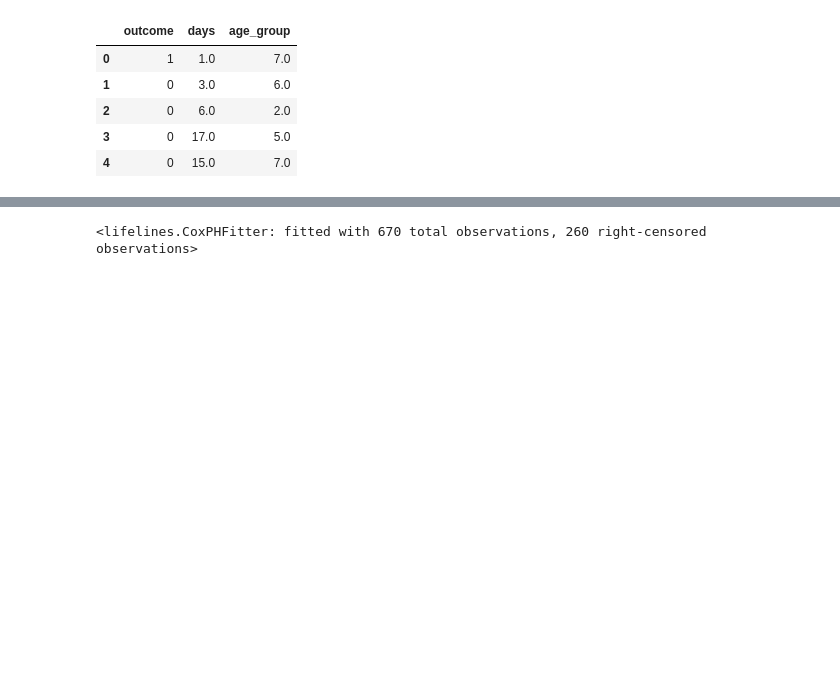
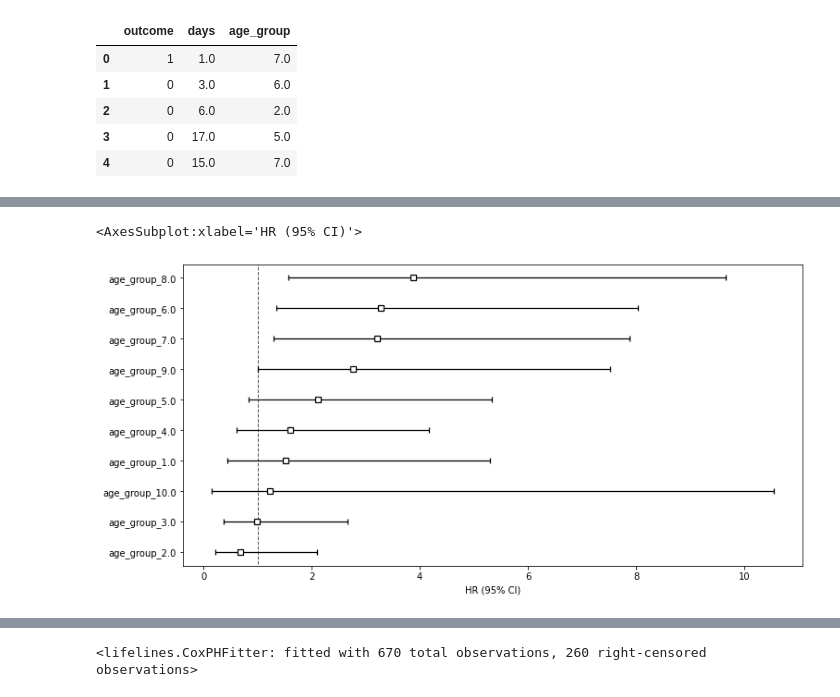
Before and after one commit to programmer-ethan/Capstone_Covid19, a Jupyter notebook: src_age.ipynb, the cells around one changed output, grey strips where cells are left out. Cells and saved outputs as stored; diff of their text form; code cells hidden in the pictures; blank space fills up the shorter version.

```diff
--- a/src_age.ipynb
+++ b/src_age.ipynb
@@ -398,0 +427,5 @@ df_dummy.head()
+# %%
+cph.plot(hazard_ratios=True)
+# %% [output]
+<AxesSubplot:xlabel='HR (95% CI)'>
+[figure, added]
```
Also changed, not shown: parts of 12 cells of this notebook.
